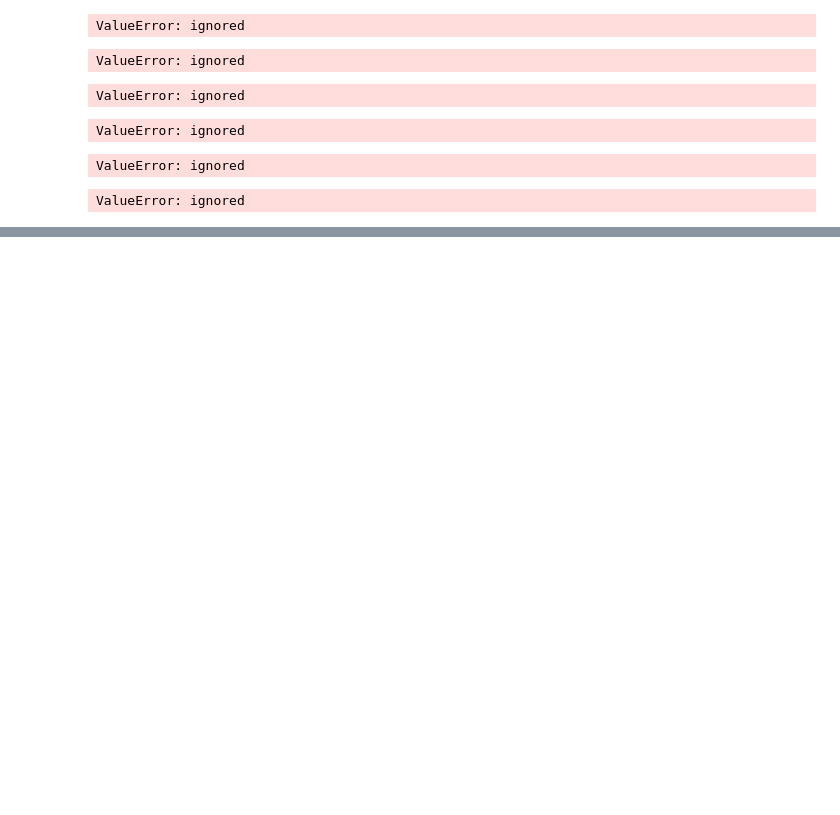
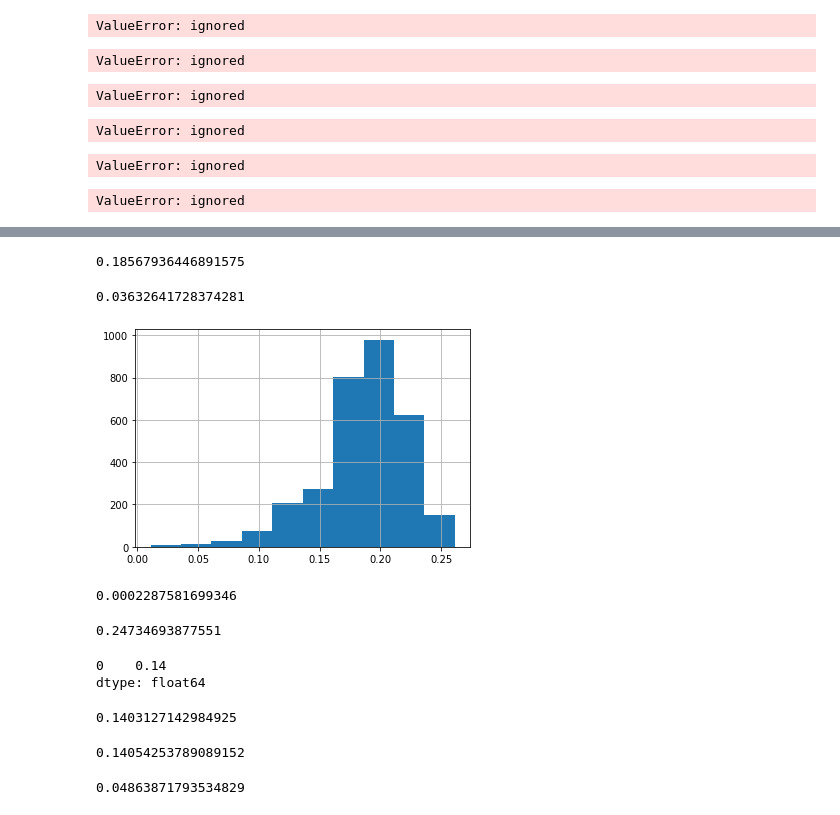
Before and after one commit to RoloCR87/Trabajo-Final-MAA, a Jupyter notebook: Avances_Grupo_03.ipynb, the cells around one changed output, grey strips where cells are left out. Saved outputs shown, nothing was run; the diff lists cells and outputs as text; code cells hidden in the pictures; blank space fills up the shorter version.

```diff
--- a/Avances_Grupo_03.ipynb
+++ b/Avances_Grupo_03.ipynb
@@ -323,0 +403,13 @@ dtype: int64
+# %%
+voces["median"].mean()
+# %% [output]
+0.18567936446891575
+# %%
+voces["median"].std()
+# %% [output]
+0.03632641728374281
+# %%
+voces["median"].hist()
+plt.show()
+# %% [output]
+[figure, added]
@@ -323,0 +420,25 @@ dtype: int64
+# %%
+voces["Q25"].min()
+# %% [output]
+0.0002287581699346
+# %%
+voces["Q25"].max()
+# %% [output]
+0.24734693877551
+# %%
+voces["Q25"].mode()
+# %% [output]
+0    0.14
+dtype: float64
+# %%
+voces["Q25"].median()
+# %% [output]
+0.1403127142984925
+# %%
+voces["Q25"].mean()
+# %% [output]
+0.14054253789089152
+# %%
+voces["Q25"].std()
+# %% [output]
+0.04863871793534829
```
Also changed, not shown: parts of 33 cells of this notebook.
